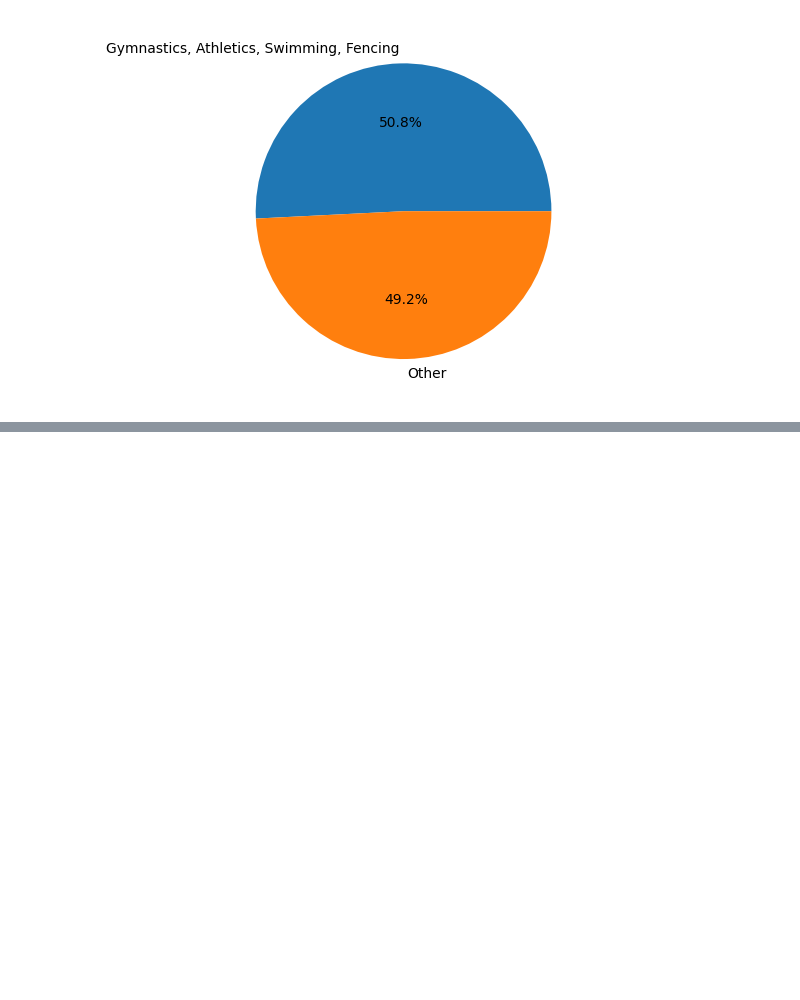
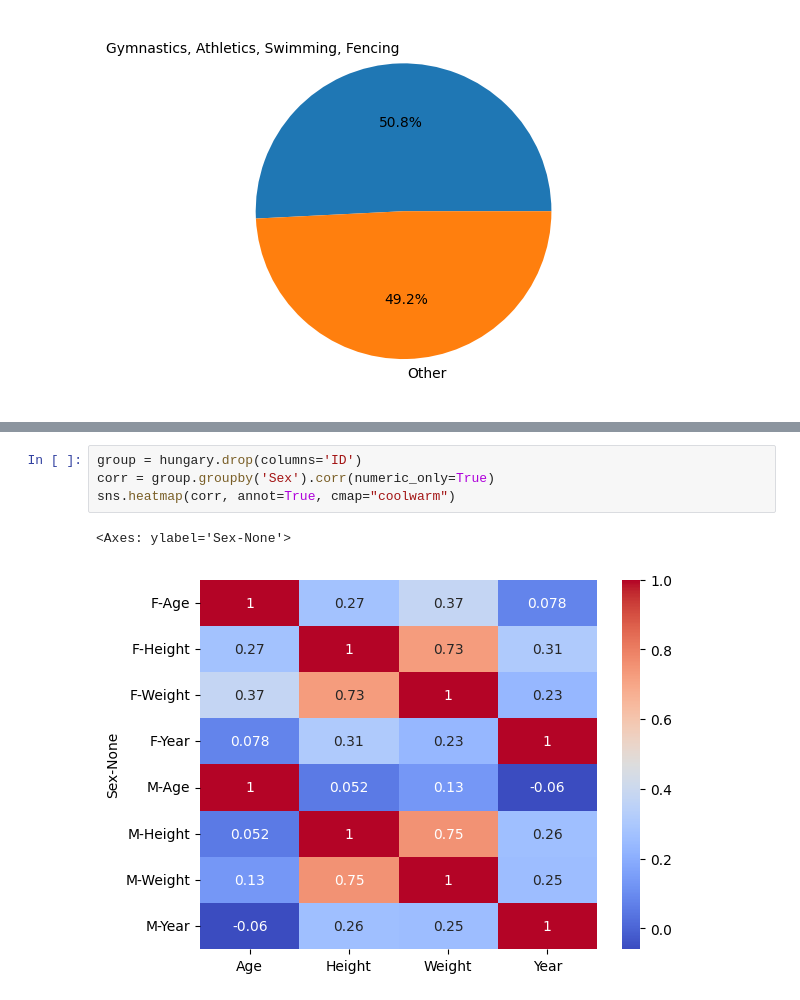
Before and after one commit to zoneme99/Project-OS, a Jupyter notebook: Jonte/explore.ipynb, the cells around one changed output, grey strips where cells are left out. Drawn from its saved outputs; the diff is of its cells as text; blank space fills up the shorter version.

```diff
--- a/Jonte/explore.ipynb
+++ b/Jonte/explore.ipynb
@@ -52,0 +99,7 @@ plt.show()
+# %%
+group = hungary.drop(columns='ID')
+corr = group.groupby('Sex').corr(numeric_only=True)
+sns.heatmap(corr, annot=True, cmap="coolwarm")
+# %% [output]
+<Axes: ylabel='Sex-None'>
+[figure, added]
```
Also changed, not shown: parts of 7 cells of this notebook.
